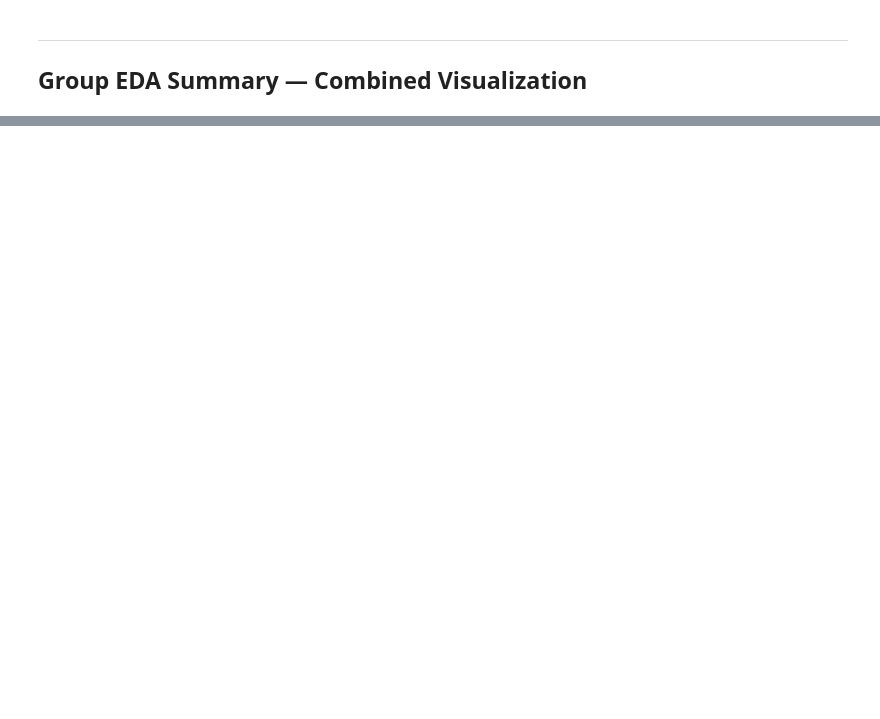
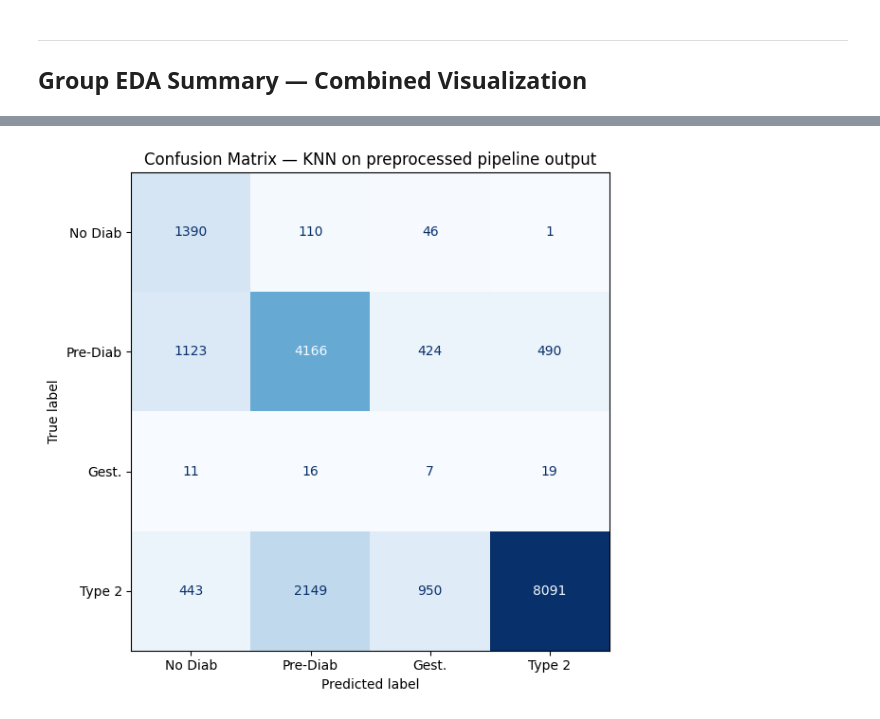
Before and after one commit to FaijAhamed-ML/Diabetics-prediction-supervised-machine-learning-project, a Jupyter notebook: 2026-Y2-S1-MLB-WEB2G1-02/2026-Y2-S1-MLB-WEB2G1-02_pipeline.ipynb, the cells around one changed output, grey strips where cells are left out. Cells and saved outputs as stored; diff of their text form; code cells hidden in the pictures; blank space fills up the shorter version.

```diff
--- a/2026-Y2-S1-MLB-WEB2G1-02/2026-Y2-S1-MLB-WEB2G1-02_pipeline.ipynb
+++ b/2026-Y2-S1-MLB-WEB2G1-02/2026-Y2-S1-MLB-WEB2G1-02_pipeline.ipynb
@@ -231,6 +238,0 @@ Name: count, dtype: int64
-# %%
-smote = SMOTE(random_state=42)
-X_train_res, y_train_res = smote.fit_resample(X_train, y_train)
-
-print("\nClass distribution after SMOTE:")
-print(y_train_res.value_counts().sort_index())
@@ -298,0 +261,11 @@ classifier for validation of the pipeline end-to-end.
+# %%
+fig, ax = plt.subplots(figsize=(7, 6))
+cm = confusion_matrix(y_test, y_pred)
+disp = ConfusionMatrixDisplay(cm, display_labels=['No Diab','Pre-Diab','Gest.','Type 2'])
+disp.plot(ax=ax, cmap='Blues', colorbar=False)
+plt.title('Confusion Matrix — KNN on preprocessed pipeline output')
+plt.tight_layout()
+plt.savefig('results/eda_visualizations/confusion_matrix.png', dpi=120)
+plt.show()
+# %% [output]
+[figure, added]
```
Also changed, not shown: parts of 17 cells of this notebook, 1 other file.
